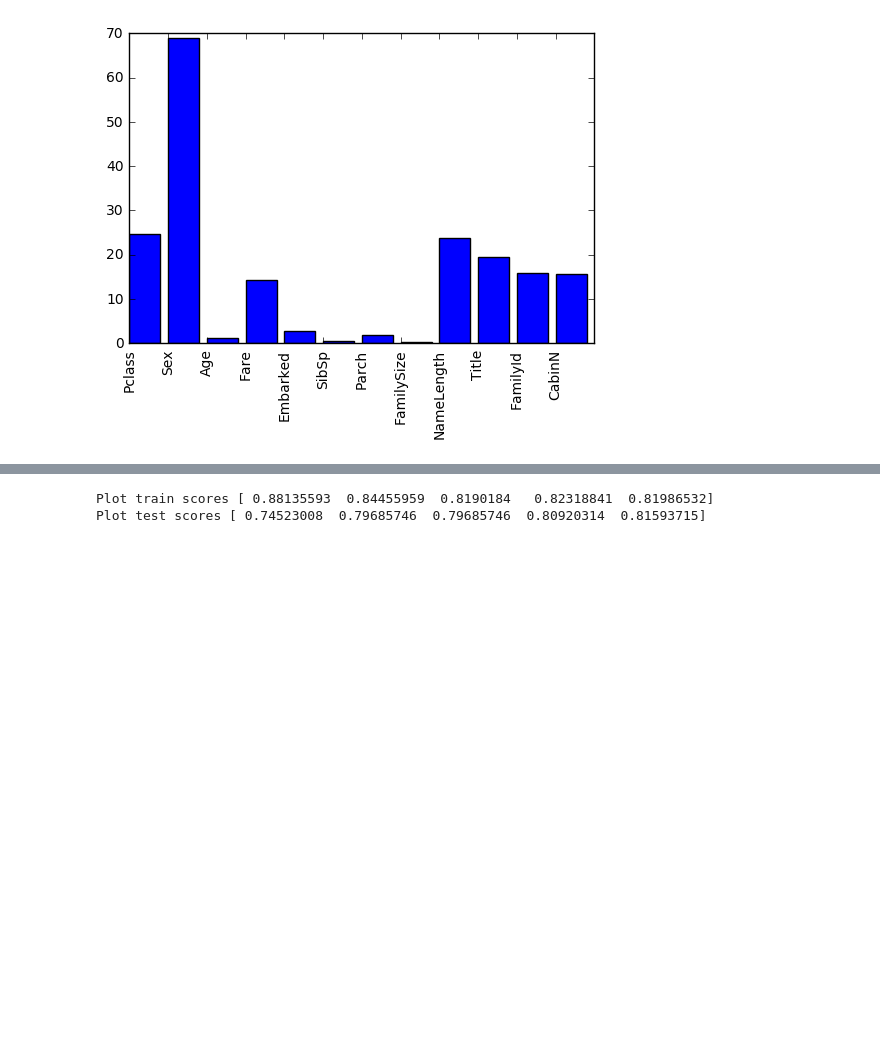
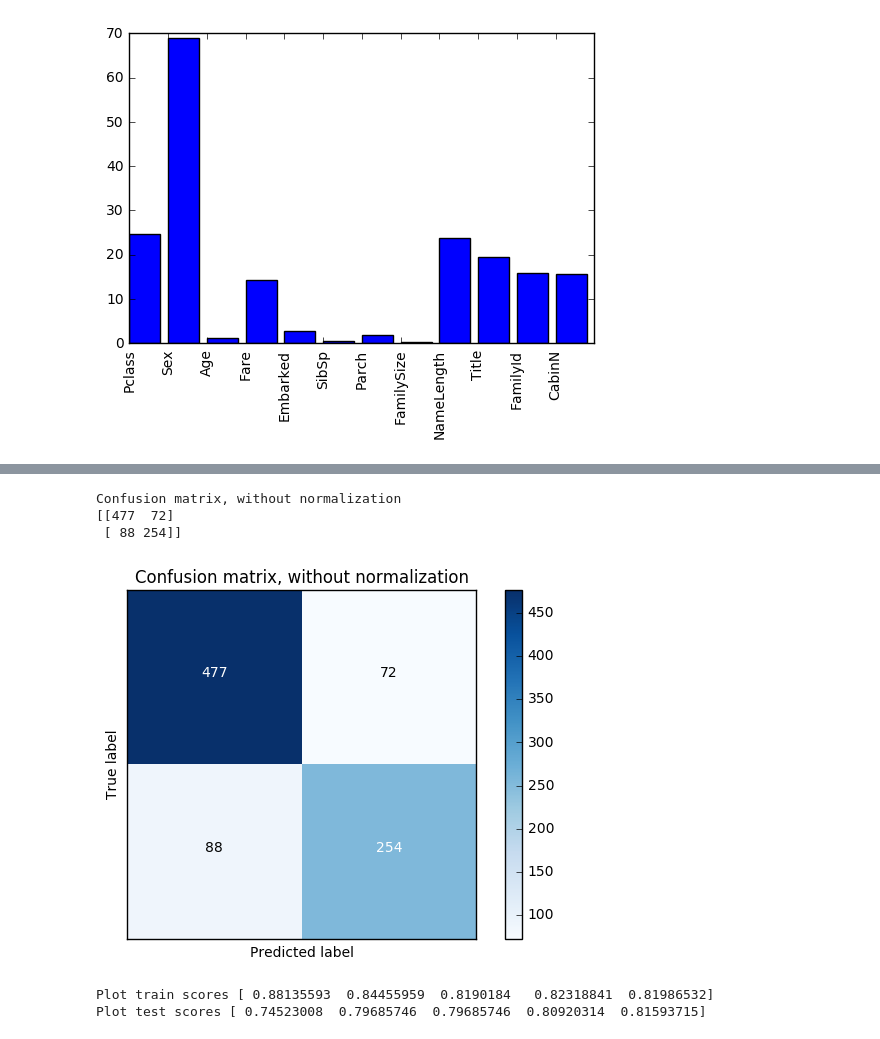
Before and after one commit to avvero/ml_titanic, a Jupyter notebook: main.ipynb, the cells around one changed output, grey strips where cells are left out. Saved outputs shown, nothing was run; the diff lists cells and outputs as text; code cells hidden in the pictures; blank space fills up the shorter version.

```diff
--- a/main.ipynb
+++ b/main.ipynb
@@ -95,3 +114,10 @@ print(scores.mean())
+# %%
+alg.predict(train[predictors])
+# %% [output]
+Confusion matrix, without normalization
+[[477  72]
+ [ 88 254]]
+[figure, added]
 # %%
 plot_learning_curve(pipeline, "sdf", train[predictors], train["Survived"], (-0.1, 1.1), cv=3, n_jobs=1)
 plt.show()
```
Also changed, not shown: parts of 3 cells of this notebook, 2 other files.
